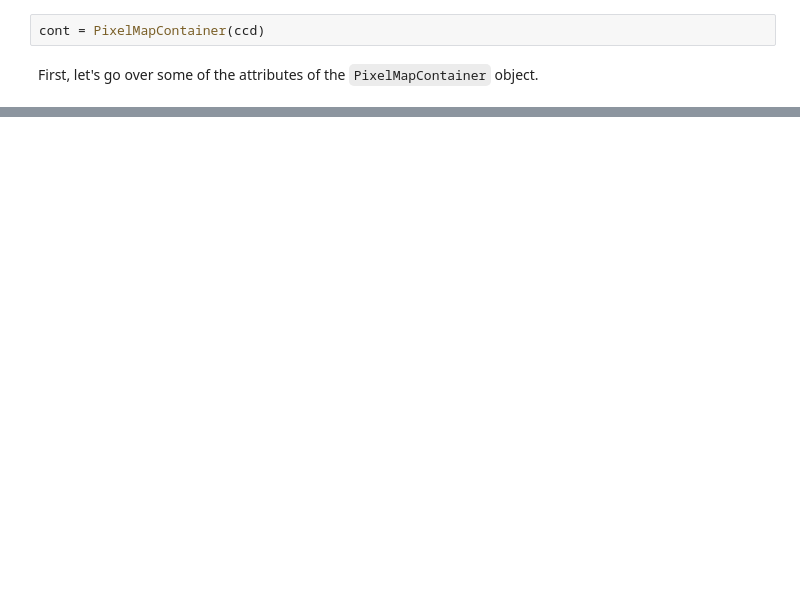
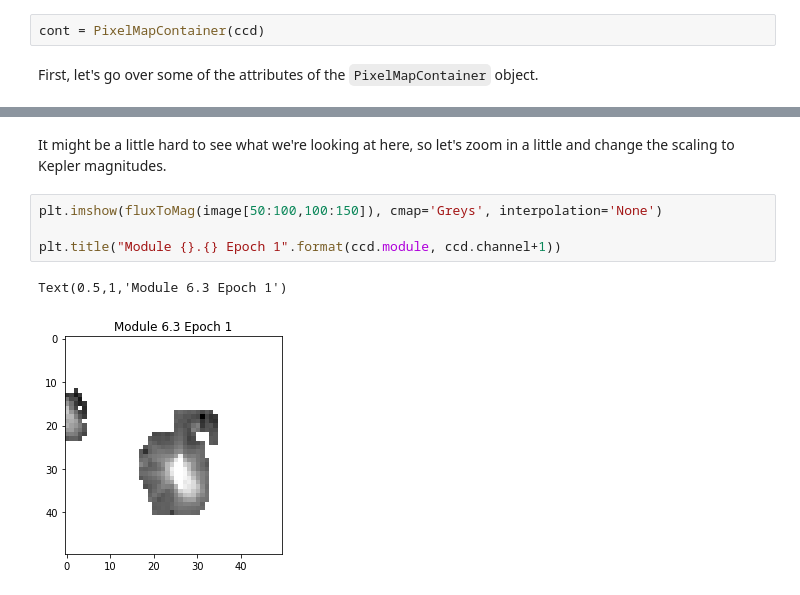
Before and after one commit to Rodot-/CARMA, a Jupyter notebook: container_tutorial.ipynb, the cells around one changed output, grey strips where cells are left out. Drawn from its saved outputs; the diff is of its cells as text; blank space fills up the shorter version.

```diff
--- a/container_tutorial.ipynb
+++ b/container_tutorial.ipynb
@@ -159,0 +266,9 @@ True
+# %% [markdown]
+It might be a little hard to see what we're looking at here, so let's zoom in a little and change the scaling to Kepler magnitudes.
+# %%
+plt.imshow(fluxToMag(image[50:100,100:150]), cmap='Greys', interpolation='None')
+
+plt.title("Module {}.{} Epoch 1".format(ccd.module, ccd.channel+1))
+# %% [output]
+Text(0.5,1,'Module 6.3 Epoch 1')
+[figure, added]
```
Also changed, not shown: parts of 37 cells of this notebook.
